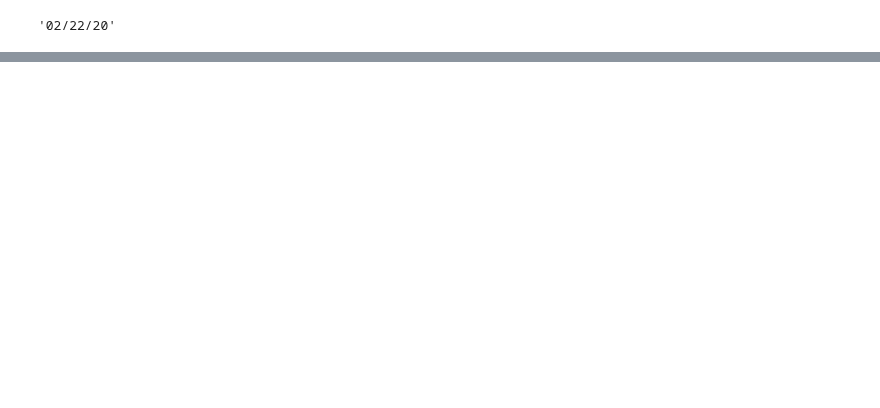
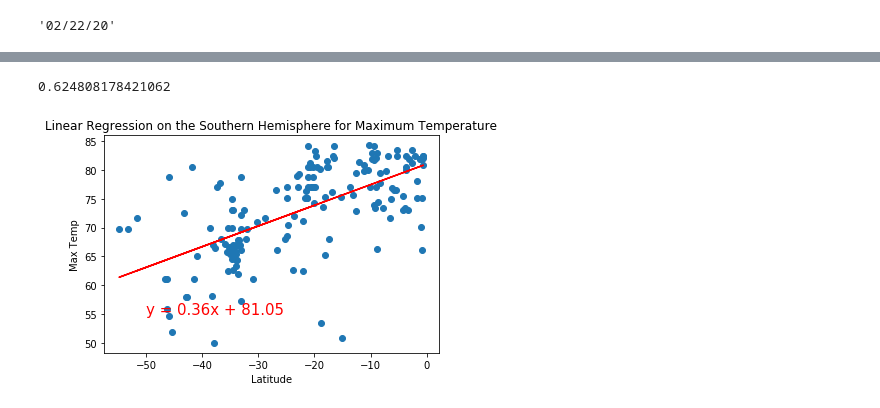
Before and after one commit to CristinaFoltea/World_Weather_Analysis, a Jupyter notebook: WeatherPy.ipynb, the cells around one changed output, grey strips where cells are left out. Saved outputs shown, nothing was run; the diff lists cells and outputs as text; code cells hidden in the pictures; blank space fills up the shorter version.

```diff
--- a/WeatherPy.ipynb
+++ b/WeatherPy.ipynb
@@ -235,0 +281,12 @@ plt.show()
+# %%
+# Linear regression on the Southern Hemisphere
+y_values = southern_hemi_df["Max Temp"]
+# Call the function.
+plot_linear_regression(southern_hemi_lats,
+                       y_values,
+                       'Linear Regression on the Southern Hemisphere for Maximum Temperature',
+                       'Max Temp',
+                       (-50,55))
+# %% [output]
+0.624808178421062
+[figure, added]
```
Also changed, not shown: parts of 17 cells of this notebook, 6 other files.
